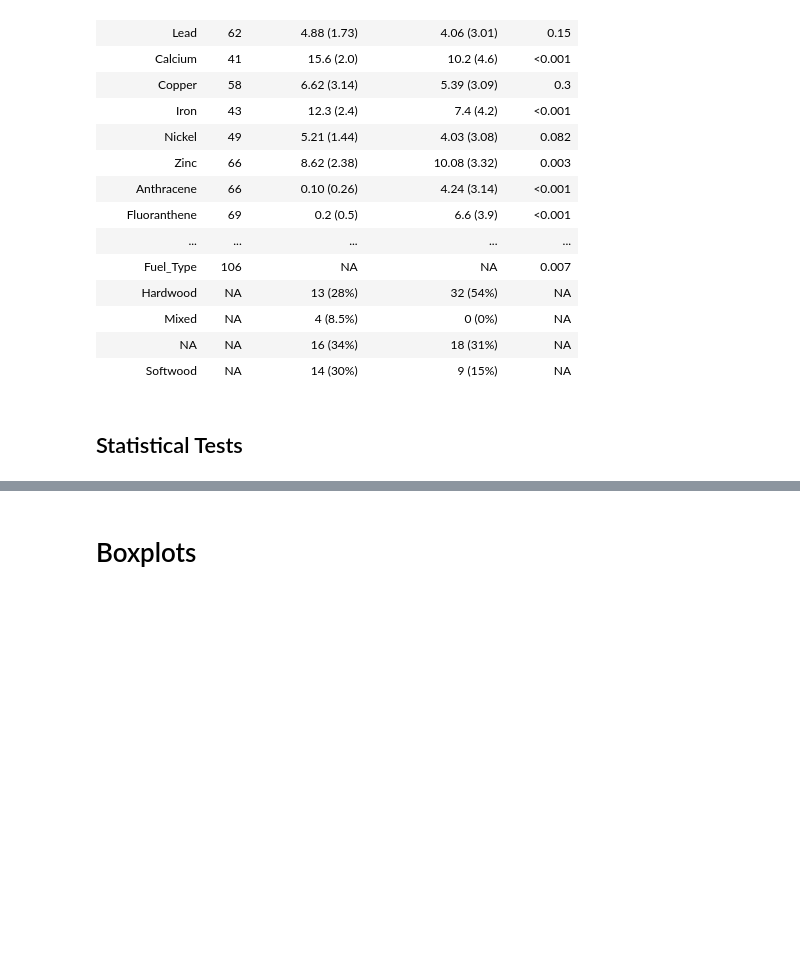
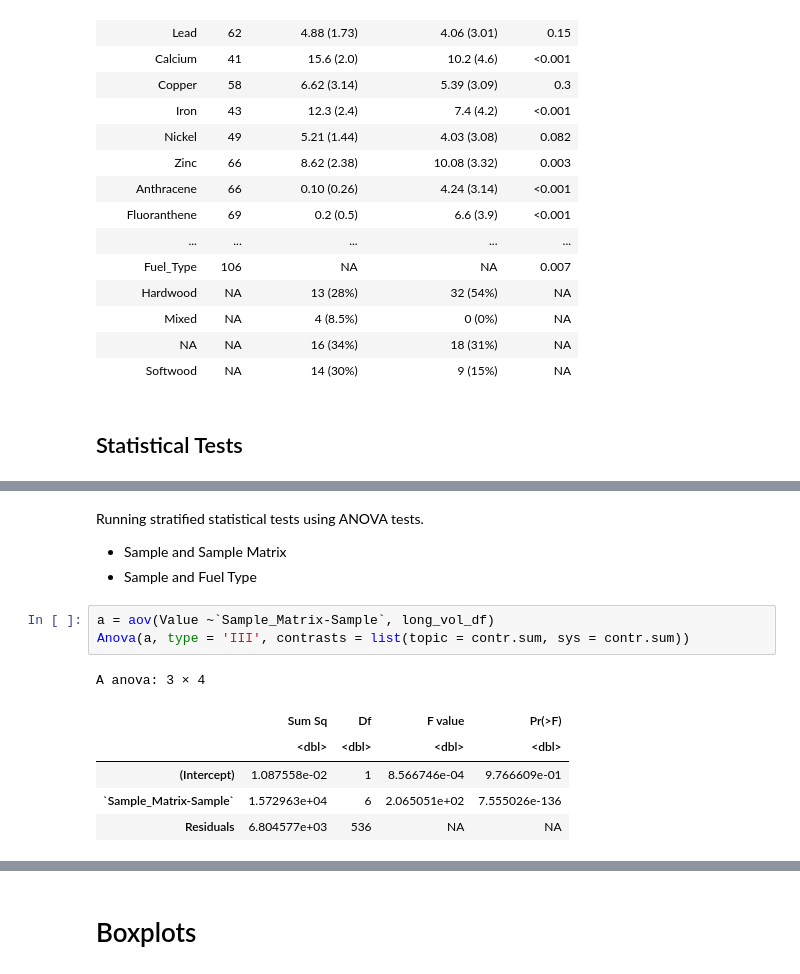
Before and after one commit to UNC-CEMALB/P1015.-Wildfire_Suffcient_Similiarity, a Jupyter notebook: 3. Individual Distribution Analyses/Boxplots.ipynb, the cells around one changed output, grey strips where cells are left out. Drawn from its saved outputs; the diff is of its cells as text; blank space fills up the shorter version.

```diff
--- a/3. Individual Distribution Analyses/Boxplots.ipynb
+++ b/3. Individual Distribution Analyses/Boxplots.ipynb
@@ -380,3 +402,18 @@ A rstatix_test: 6 × 10
 | Chrysene | Value | Wildfire | Woodsmoke | 20 | 5 | 0 | 0.000762 | *** | 23.0 |
 | Copper | Value | Wildfire | Woodsmoke | 37 | 2 | 0 | 0.020000 | * | 17.0 |
 | Fluoranthene | Value | Wildfire | Woodsmoke | 21 | 5 | 0 | 0.000711 | *** | 23.0 |
+# %% [markdown]
+Running stratified statistical tests using ANOVA tests.
+
+- Sample and Sample Matrix
+- Sample and Fuel Type
+# %%
+a = aov(Value ~`Sample_Matrix-Sample`, long_vol_df)
+Anova(a, type = 'III', contrasts = list(topic = contr.sum, sys = contr.sum))
+# %% [output]
+A anova: 3 × 4
+|  | Sum Sq | Df | F value | Pr(>F) |
+|  | <dbl> | <dbl> | <dbl> | <dbl> |
+| (Intercept) | 1.087558e-02 | 1 | 8.566746e-04 | 9.766609e-01 |
+| `Sample_Matrix-Sample` | 1.572963e+04 | 6 | 2.065051e+02 | 7.555026e-136 |
+| Residuals | 6.804577e+03 | 536 | NA | NA |
```
Also changed, not shown: parts of 10 cells of this notebook.
